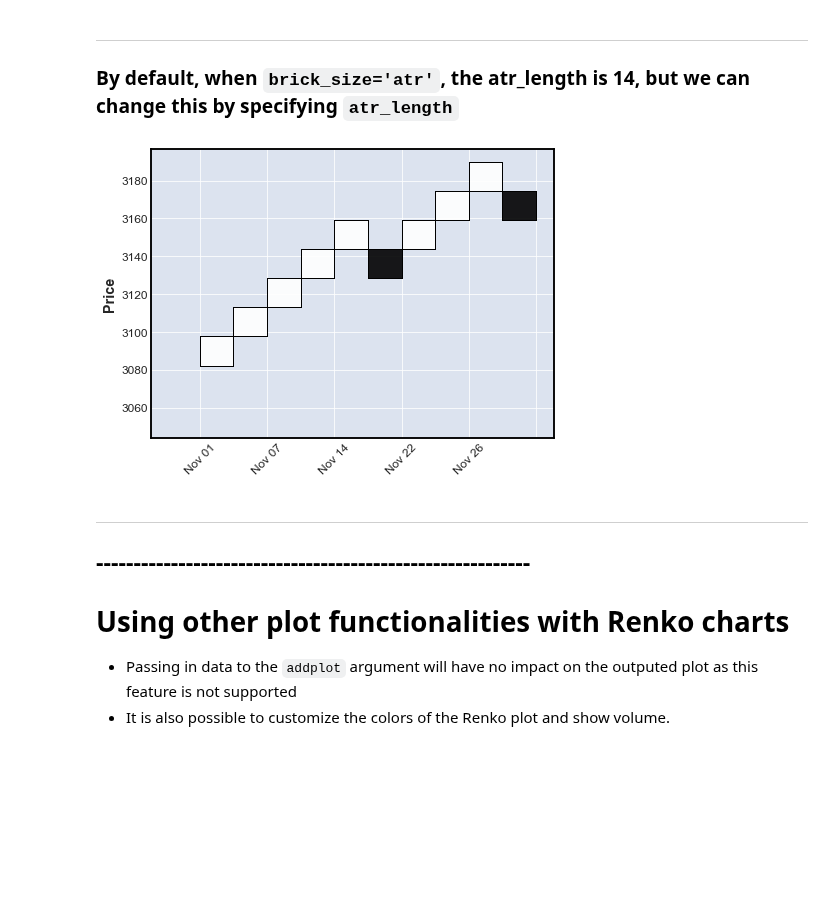
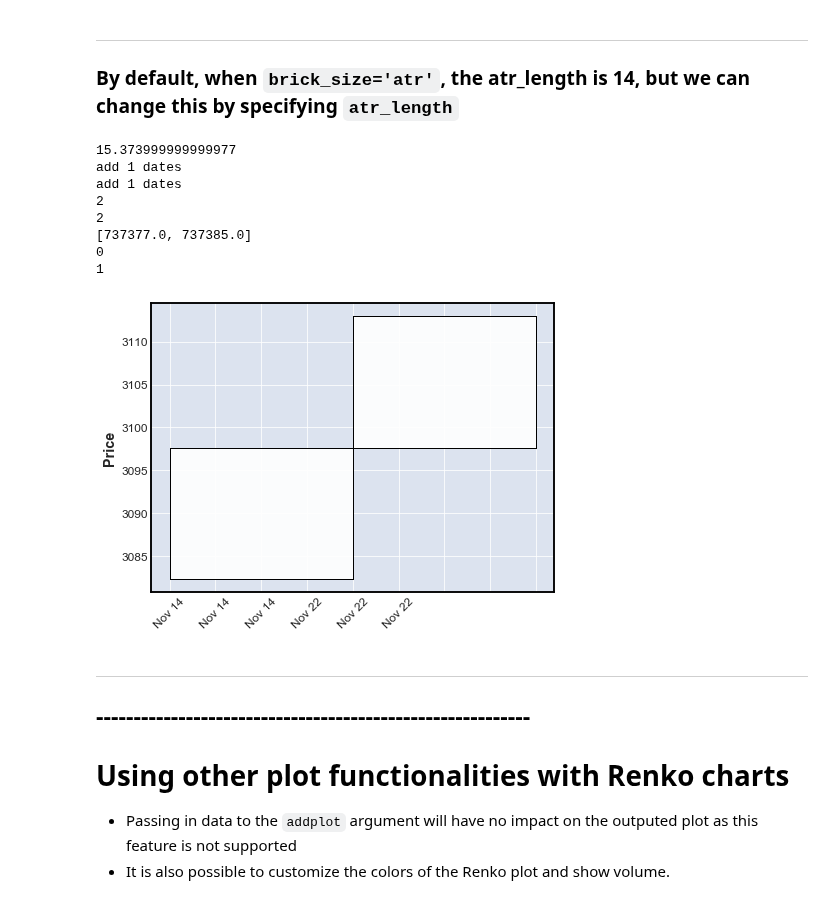
Before and after one commit to matplotlib/mplfinance, a Jupyter notebook: examples/renko_charts.ipynb, the cells around one changed output. Cells and saved outputs as stored; diff of their text form; code cells hidden in the pictures; blank space fills up the shorter version.

```diff
--- a/examples/renko_charts.ipynb
+++ b/examples/renko_charts.ipynb
@@ -73,9 +115,17 @@ mpf.plot(daily,type='renko',renko_params=dict(brick_size=2.5))
 
 ### By default, when `brick_size='atr'`, the atr_length is 14, but we can change this by specifying `atr_length`
 # %%
-mpf.plot(daily,type='renko',renko_params=dict(brick_size='atr', atr_length=5))
+mpf.plot(daily,type='renko',pmove_params=dict(size='atr', atr_length=5))
 # %% [output]
+15.373999999999977
+add 1 dates
+add 1 dates
+2
+2
+[737377.0, 737385.0]
+0
+1
-[figure, old version]
+[figure, new version]
 # %% [markdown]
 ---
 ## ----------------------------------------------------------
```
Also changed, not shown: parts of 4 cells of this notebook, 2 other files.
